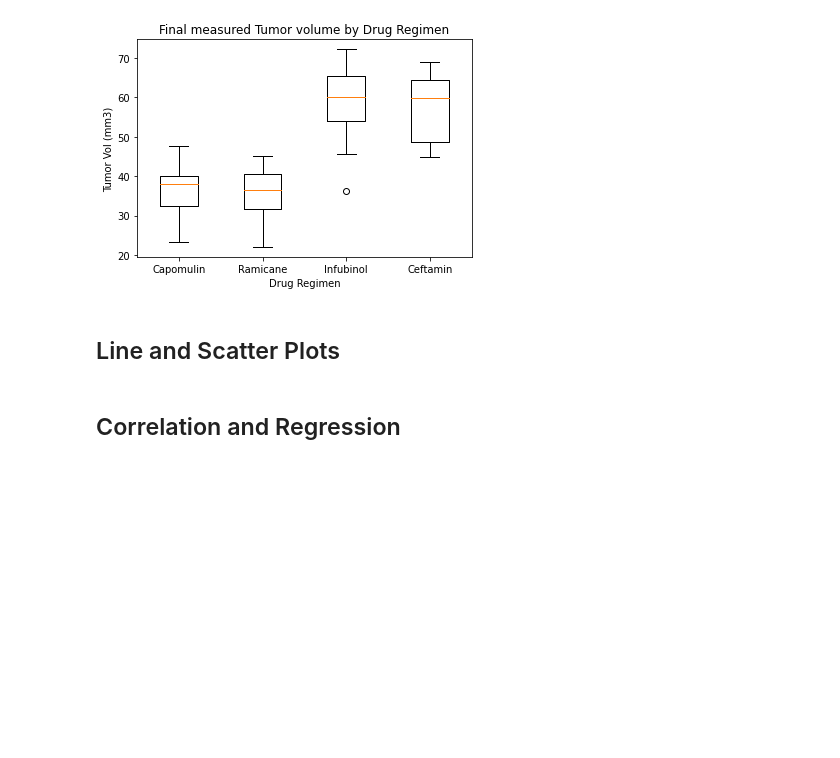
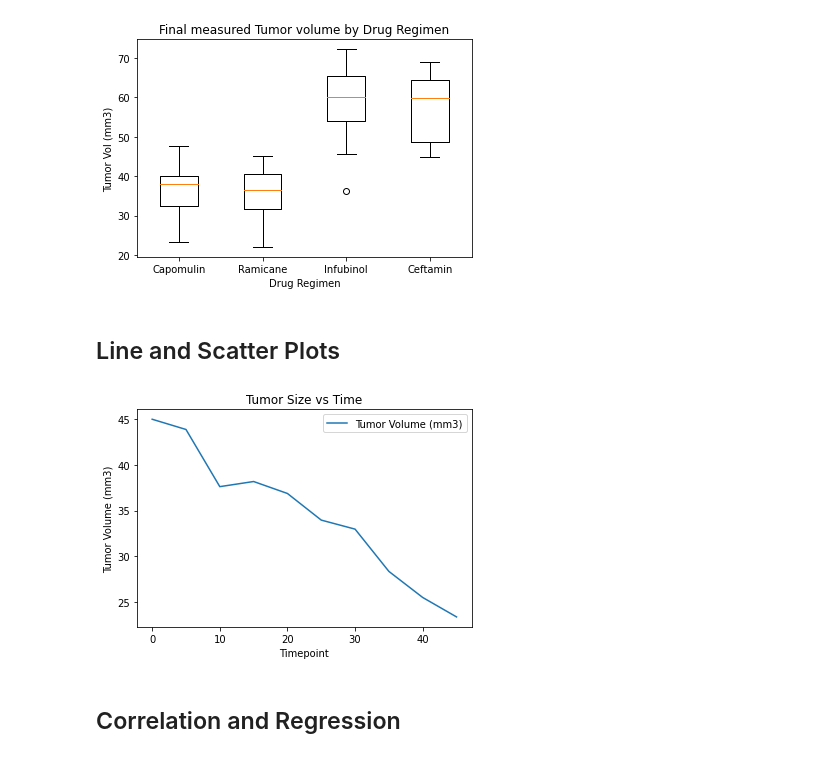
Before and after one commit to perkins228/matplotlib, a Jupyter notebook: Pymaceuticals/pymaceuticals_starter.ipynb, the cells around one changed output. Cells and saved outputs as stored; diff of their text form; code cells hidden in the pictures; blank space fills up the shorter version.

```diff
--- a/Pymaceuticals/pymaceuticals_starter.ipynb
+++ b/Pymaceuticals/pymaceuticals_starter.ipynb
@@ -265,6 +240,14 @@ plt.show()
 ## Line and Scatter Plots
 # %%
 # Generate a line plot of tumor volume vs. time point for a mouse treated with Capomulin
+cap_df = clean_data[clean_data["Drug Regimen"] == "Capomulin"]
+mouse_df = cap_df[cap_df["Mouse ID"] == "s185"]
+mouse_df.head()
+mouse_df.plot(x = "Timepoint", y = "Tumor Volume (mm3)", title = "Tumor Size vs Time")
+plt.ylabel("Tumor Volume (mm3)")
+plt.show()
+# %% [output]
+[figure, added]
 # %%
 # Generate a scatter plot of average tumor volume vs. mouse weight for the Capomulin regimen
 # %% [markdown]
```
Also changed, not shown: parts of 4 cells of this notebook.
